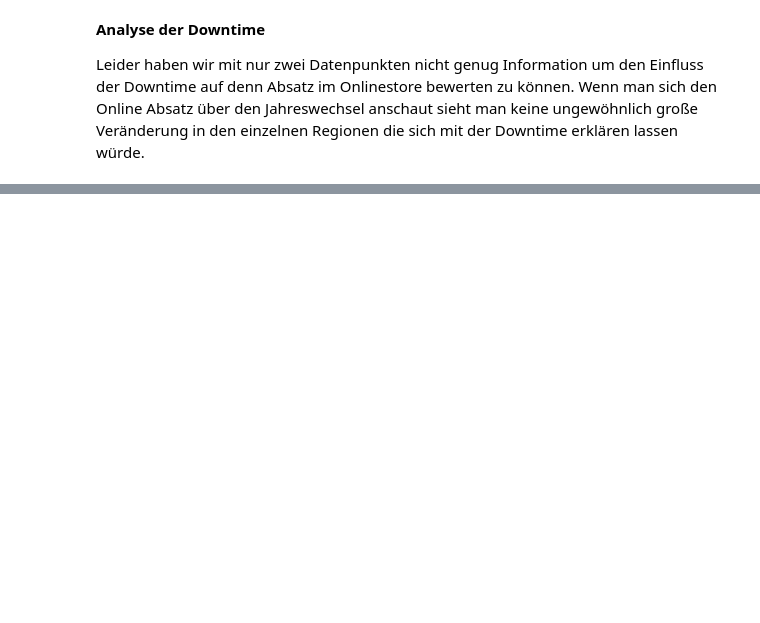
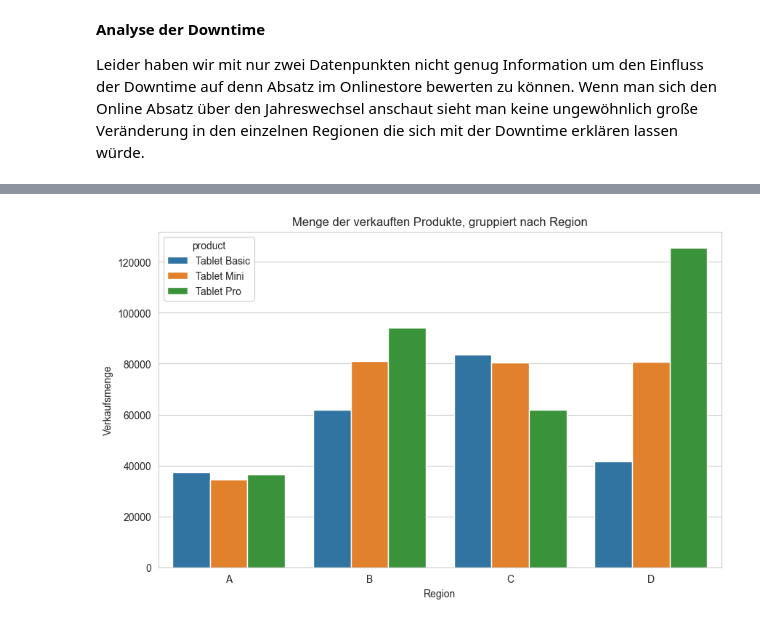
Before and after one commit to AliBenBali/TabletGmbHProjekt, a Jupyter notebook: Fallstudie_Novakovic_Elbers_Cicek_Barberi.ipynb, the cells around one changed output, grey strips where cells are left out. Cells and saved outputs as stored; diff of their text form; code cells hidden in the pictures; blank space fills up the shorter version.

```diff
--- a/Fallstudie_Novakovic_Elbers_Cicek_Barberi.ipynb
+++ b/Fallstudie_Novakovic_Elbers_Cicek_Barberi.ipynb
@@ -1398,0 +1405,34 @@ Leider haben wir mit nur zwei Datenpunkten nicht genug Information um den Einflu
+# %%
+profit_per_region_product_channel = df_sales.groupby(['region', 'product', 'channel'])['profit_total'].sum()/1_000_000
+profit_per_region_product_channel = profit_per_region_product_channel.reset_index()
+profit_per_region_product_channel = profit_per_region_product_channel.replace({'product': {'Tablet Basic': 'Basic', 'Tablet Mini': 'Mini', 'Tablet Pro': 'Pro'}})
+
+sales_per_product_by_region = df_sales.groupby(['region', 'product']).agg({'amount': 'sum'})
+sales_per_product_by_region = sales_per_product_by_region.reset_index()
+
+df_sales_region_channel = df_sales.groupby(["year", "month", 'region', 'channel']).agg({"amount" : "sum"})
+df_sales_region_channel.reset_index(inplace=True)
+
+#Region A
+df_sales_region_channel_a = df_sales_region_channel[df_sales_region_channel['region'] == 'A']
+df_sales_region_channel_a_online = df_sales_region_channel_a[df_sales_region_channel_a['channel'] == 'online']
+df_sales_region_channel_a_phone = df_sales_region_channel_a[df_sales_region_channel_a['channel'] == 'phone']
+df_sales_region_channel_a_store = df_sales_region_channel_a[df_sales_region_channel_a['channel'] == 'store']
+
+#Region B
+df_sales_region_channel_b = df_sales_region_channel[df_sales_region_channel['region'] == 'B']
+df_sales_region_channel_b_online = df_sales_region_channel_b[df_sales_region_channel_b['channel'] == 'online']
+df_sales_region_channel_b_phone = df_sales_region_channel_b[df_sales_region_channel_b['channel'] == 'phone']
+df_sales_region_channel_b_store = df_sales_region_channel_b[df_sales_region_channel_b['channel'] == 'store']
+
+#Region C
+df_sales_region_channel_c = df_sales_region_channel[df_sales_region_channel['region'] == 'C']
+df_sales_region_channel_c_online = df_sales_region_channel_c[df_sales_region_channel_c['channel'] == 'online']
+df_sales_region_channel_c_phone = df_sales_region_channel_c[df_sales_region_channel_c['channel'] == 'phone']
+df_sales_region_channel_c_store = df_sales_region_channel_c[df_sales_region_channel_c['channel'] == 'store']
+
+#Region D
+df_sales_region_channel_d = df_sales_region_channel[df_sales_region_channel['region'] == 'D']
+df_sales_region_channel_d_online = df_sales_region_channel_d[df_sales_region_channel_d['channel'] == 'online']
+df_sales_region_channel_d_phone = df_sales_region_channel_d[df_sales_region_channel_d['channel'] == 'phone']
+df_sales_region_channel_d_store = df_sales_region_channel_d[df_sales_region_channel_d['channel'] == 'store']
@@ -1398,0 +1449,11 @@ Leider haben wir mit nur zwei Datenpunkten nicht genug Information um den Einflu
+# %%
+plt.figure(figsize=(10, 6))
+
+sns.barplot(data=sales_per_product_by_region, x='region', y='amount', hue='product')
+
+plt.title('Menge der verkauften Produkte, gruppiert nach Region')
+plt.xlabel('Region')
+plt.ylabel('Verkaufsmenge')
+plt.show()
+# %% [output]
+[figure, added]
```
Also changed, not shown: parts of 37 cells of this notebook.
